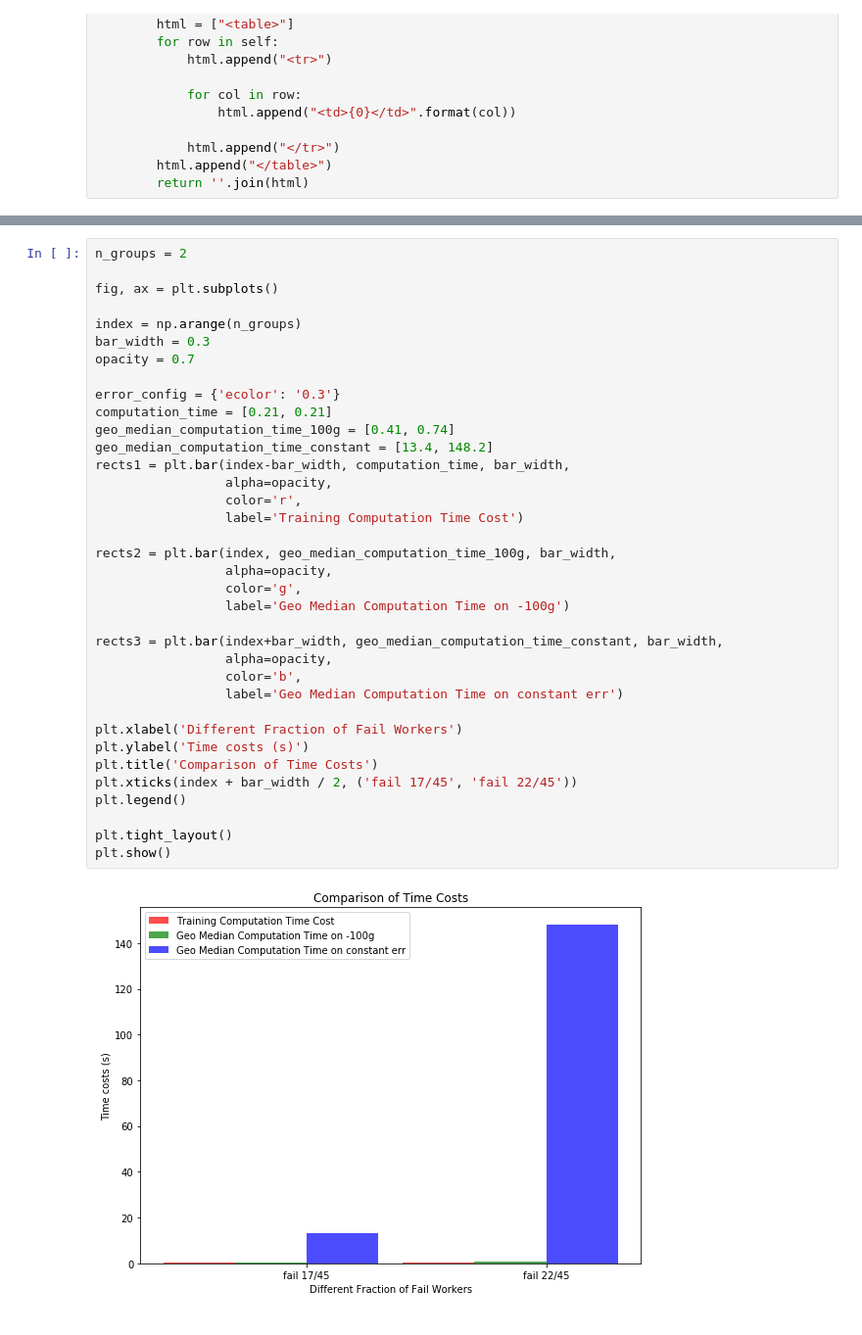
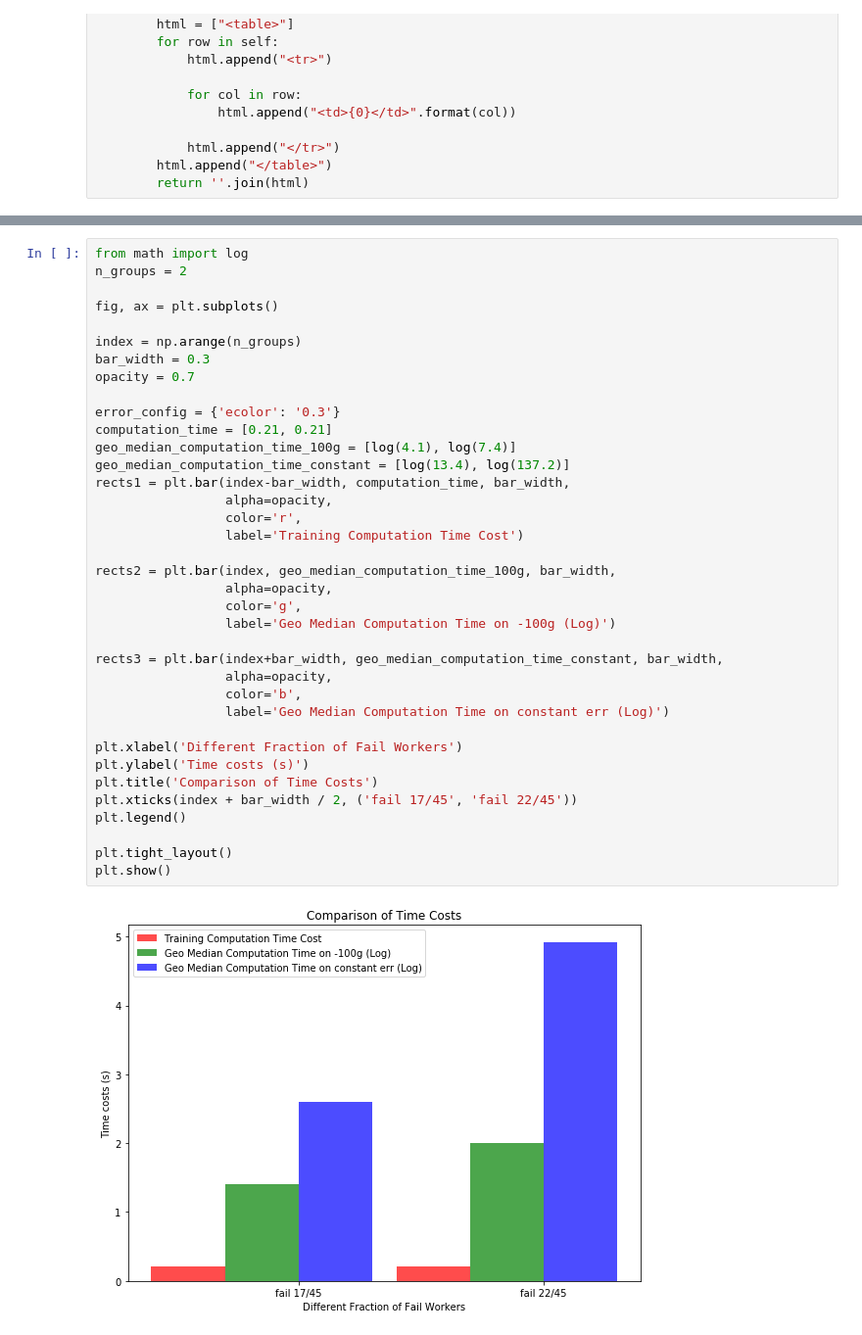
Before and after one commit to hwang595/Draco, a Jupyter notebook: analysis/errSimulation_and_geoMedian_verify.ipynb, the cells around one changed output, grey strips where cells are left out. Shown at 98% size. Cells and saved outputs as stored; diff of their text form.

Commit message:
change plots

```diff
--- a/analysis/errSimulation_and_geoMedian_verify.ipynb
+++ b/analysis/errSimulation_and_geoMedian_verify.ipynb
@@ -198,38 +198,39 @@ table
 # %%
+from math import log
 n_groups = 2
 
 fig, ax = plt.subplots()
 
 index = np.arange(n_groups)
 bar_width = 0.3
 opacity = 0.7
 
 error_config = {'ecolor': '0.3'}
 computation_time = [0.21, 0.21]
-geo_median_computation_time_100g = [0.41, 0.74]
-geo_median_computation_time_constant = [13.4, 148.2]
+geo_median_computation_time_100g = [log(4.1), log(7.4)]
+geo_median_computation_time_constant = [log(13.4), log(137.2)]
 rects1 = plt.bar(index-bar_width, computation_time, bar_width,
                  alpha=opacity,
                  color='r',
                  label='Training Computation Time Cost')
 
 rects2 = plt.bar(index, geo_median_computation_time_100g, bar_width,
                  alpha=opacity,
                  color='g',
-                 label='Geo Median Computation Time on -100g')
+                 label='Geo Median Computation Time on -100g (Log)')
 
 rects3 = plt.bar(index+bar_width, geo_median_computation_time_constant, bar_width,
                  alpha=opacity,
                  color='b',
-                 label='Geo Median Computation Time on constant err')
+                 label='Geo Median Computation Time on constant err (Log)')
 
 plt.xlabel('Different Fraction of Fail Workers')
 plt.ylabel('Time costs (s)')
 plt.title('Comparison of Time Costs')
 plt.xticks(index + bar_width / 2, ('fail 17/45', 'fail 22/45'))
 plt.legend()
 
 plt.tight_layout()
 plt.show()
 # %% [output]
-[figure, old version]
+[figure, new version]
```
Also changed, not shown: parts of 2 cells of this notebook.
